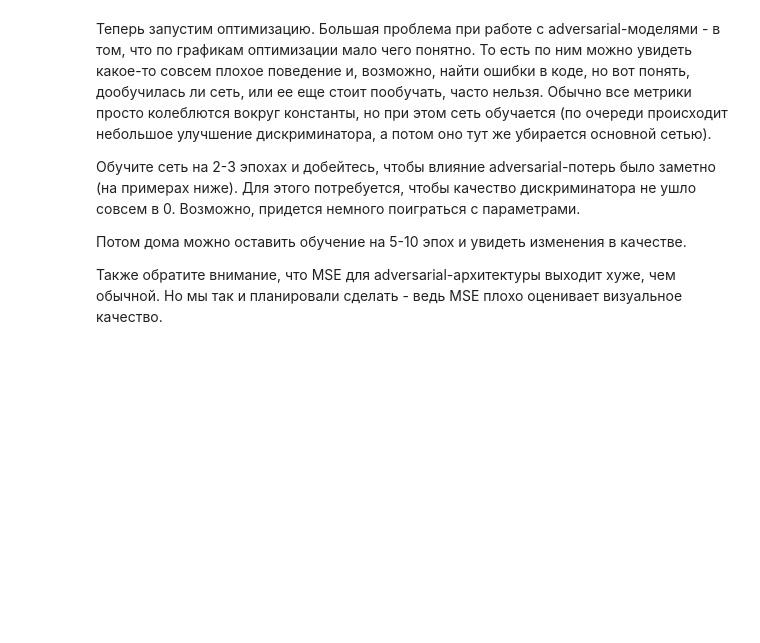
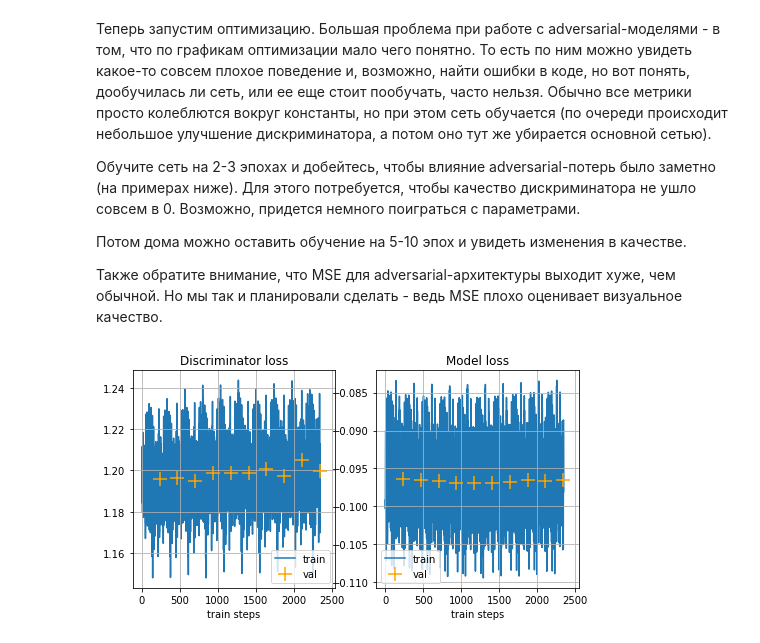
Before and after one commit to Mikhail-off/DL-2019, a Jupyter notebook: Seminars/06/DL19-fall-seminar6.ipynb, the cells around one changed output. Cells and saved outputs as stored; diff of their text form; code cells hidden in the pictures; blank space fills up the shorter version.

```diff
--- a/Seminars/06/DL19-fall-seminar6.ipynb
+++ b/Seminars/06/DL19-fall-seminar6.ipynb
@@ -384,7 +384,10 @@ class SuperResolutionNetwork(nn.Module):
     def __init__(self):
         super().__init__()
         self.cnn1 = nn.Sequential(
-            #<your code>
+            Conv2d(1, n_kernels, kernel_size=(5, 5), padding=(2, 2)),
+            ReLU(),
+            Conv2d(n_kernels, 1, kernel_size=(5, 5), padding=(2, 2)),
+            ReLU(),
         )
 
     def forward(self, x):
@@ -523,3 +527,23 @@ class DiscriminatorNetwork(nn.Module):
+# %%
+n_filters = 2
+class DiscriminatorNetwork(nn.Module):
+    def __init__(self):
+        super().__init__()
+        self.convs = nn.Sequential(
+            Conv2d(1, n_filters, kernel_size=(3, 3), padding=(1, 1)),
+            ReLU(),
+            MaxPool2d(7, 7),
+            Flatten(),
+        )
+        self.clf = nn.Sequential(
+            Linear(4 * 4 * n_filters, 1),
+            Sigmoid()
+        )
+
+    def forward(self, x):
+        output = self.clf(self.convs(x))
+
+        return output
 # %%
 srgan = SuperResolutionNetwork()
 disc = DiscriminatorNetwork()
@@ -629,6 +681,8 @@ def train(model, disc, m_opt, d_opt, n_epochs):
 # %%
 %%time
 
-m_opt = torch.optim.Adam(srgan.parameters(), lr=0.005)
-d_opt = torch.optim.Adam(disc.parameters(), lr=0.005)
-train(srgan, disc, m_opt, d_opt, 5)
+m_opt = torch.optim.Adam(srgan.parameters(), lr=0.001)
+d_opt = torch.optim.Adam(disc.parameters(), lr=0.00001)
+train(srgan, disc, m_opt, d_opt, 10, is_cuda=True)
+# %% [output]
+[figure, added]
```
Also changed, not shown: parts of 6 cells of this notebook.
